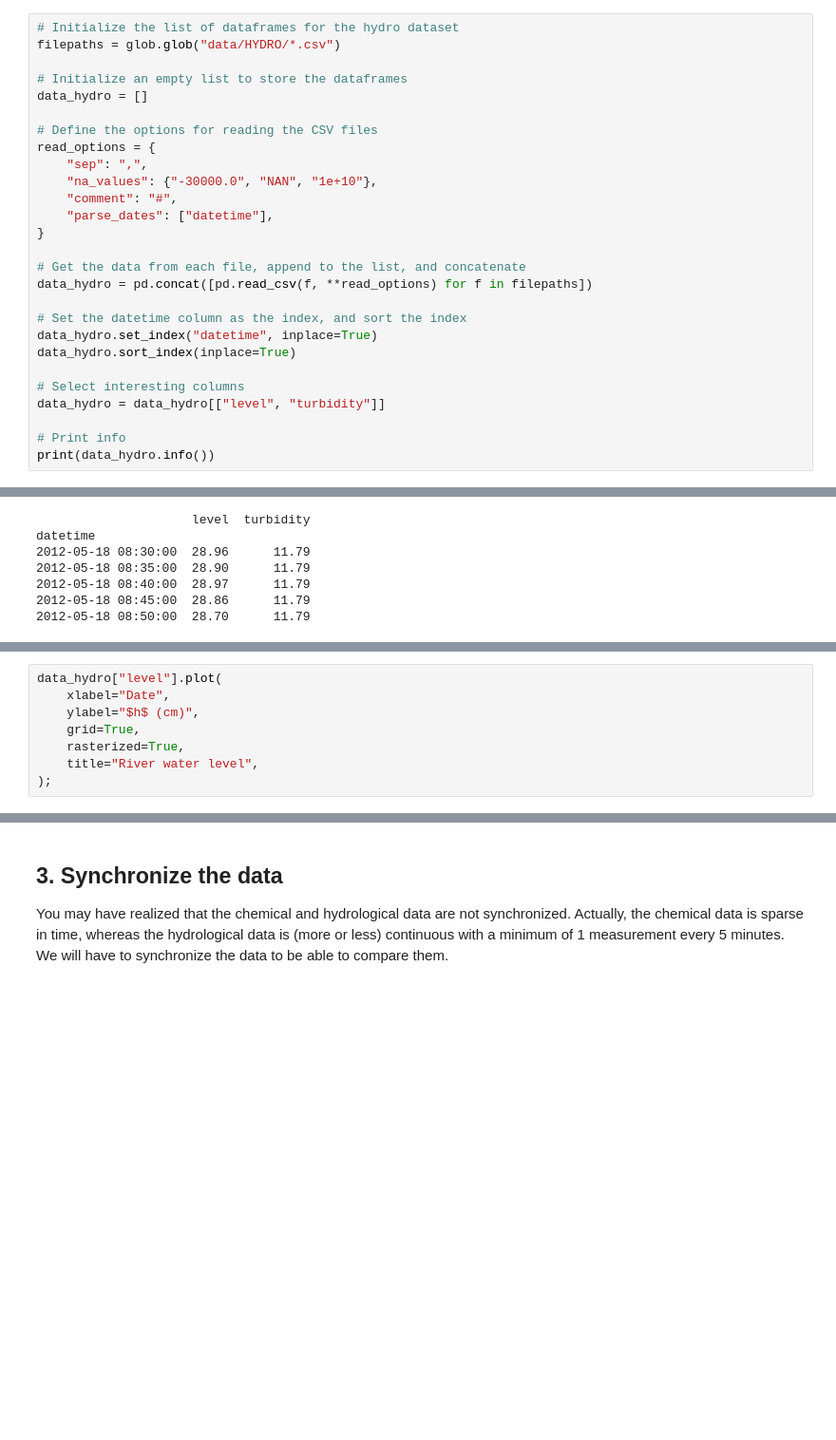
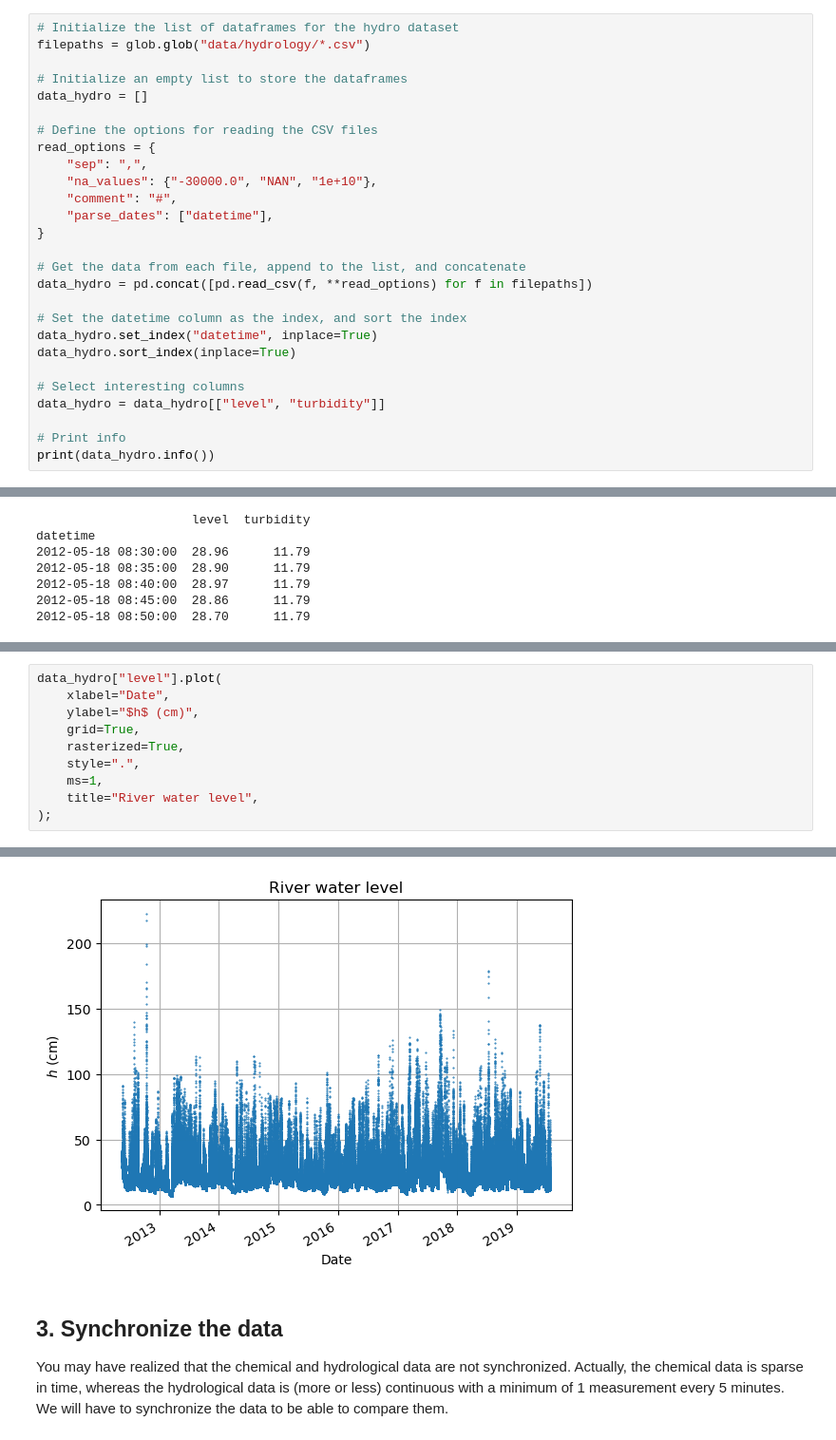
Before and after one commit to leonard-seydoux/earth-data-science, a Jupyter notebook: labs/1_calibration/2_calibration.ipynb, the cells around one changed output, grey strips where cells are left out. Shown at 95% size. Saved outputs shown, nothing was run; the diff lists cells and outputs as text; blank space fills up the shorter version.

```diff
--- a/labs/1_calibration/2_calibration.ipynb
+++ b/labs/1_calibration/2_calibration.ipynb
@@ -149,7 +152,7 @@ suspended_load.plot(
 In this second part, we will deal with the hydrological data. The goal is to extract the turbidity data and to compare it with the suspended load data. Note that the hydrological data are split into different files. We will have to merge them into a single DataFrame.
 # %%
 # Initialize the list of dataframes for the hydro dataset
-filepaths = glob.glob("data/HYDRO/*.csv")
+filepaths = glob.glob("data/hydrology/*.csv")
 
 # Initialize an empty list to store the dataframes
 data_hydro = []
@@ -225,6 +228,8 @@ data_hydro["level"].plot(
     ylabel="$h$ (cm)",
     grid=True,
     rasterized=True,
+    style=".",
+    ms=1,
     title="River water level",
 );
 # %% [output]
@@ -232,3 +236,4 @@ data_hydro["level"].plot(
+[figure, added]
 # %% [markdown]
 ## 3. Synchronize the data
 
```
Also changed, not shown: parts of 13 cells of this notebook.
